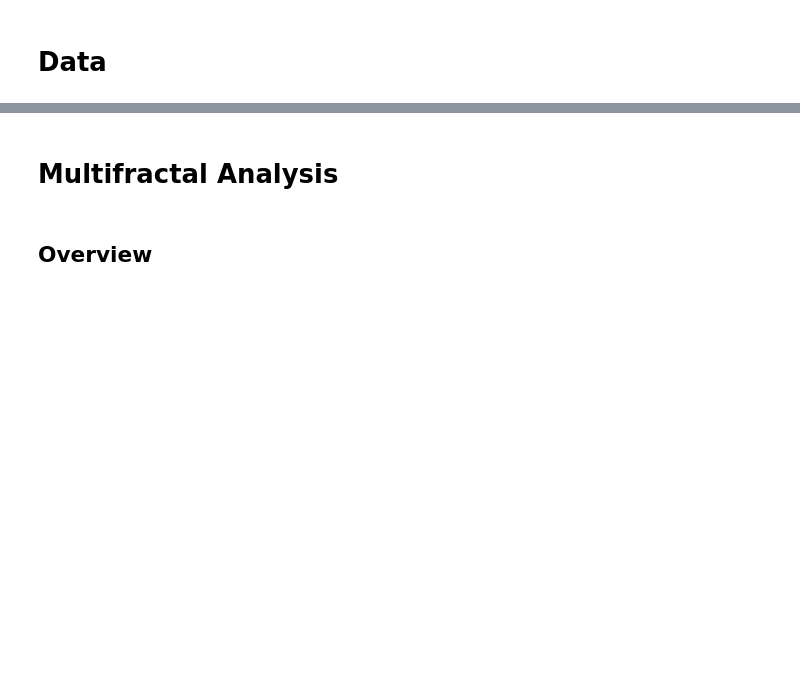
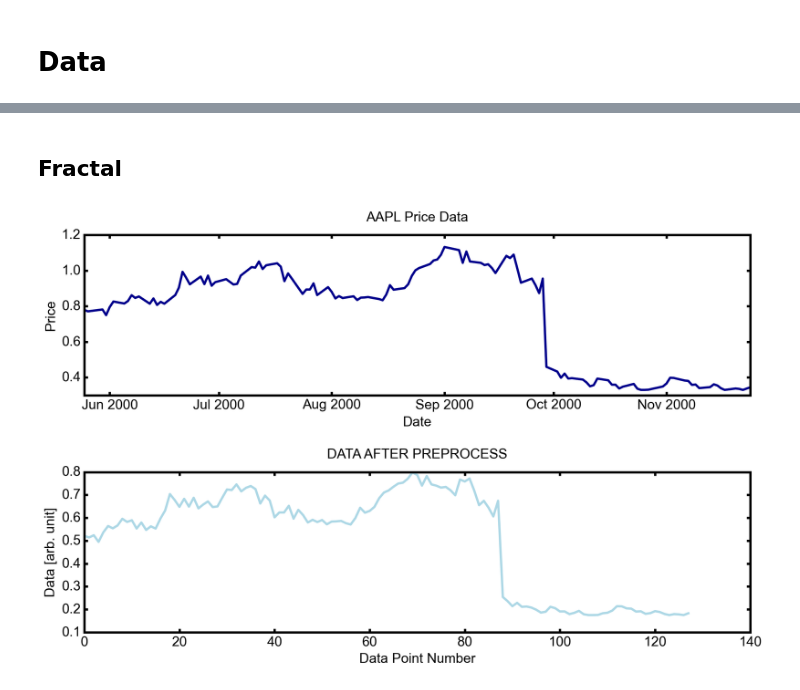
Before and after one commit to erbilcanartun/advanced-technical-analysis, a Jupyter notebook: scientific_indicators.ipynb, the cells around one changed output, grey strips where cells are left out. Drawn from its saved outputs; the diff is of its cells as text; code cells hidden in the pictures; blank space fills up the shorter version.

```diff
--- a/scientific_indicators.ipynb
+++ b/scientific_indicators.ipynb
@@ -102,12 +157,13 @@ df = complex(data.Close, period=100)
 # %% [markdown]
-# Multifractal Analysis
+## Fractal
-# %% [markdown]
-## Overview
 # %%
-length = 2 ** 7 # choose length as a power of 2
+# Data Overview
 
-n = length + 1000
-ts = data.Close[n - length:n]
+length = 2 ** 7 # Choose a power of 2
+skip = 100
+series = data.Close[skip:length + skip]
 
-s = overview(ts, n, preprocess=True)
+overview(ticker, series, length)
+# %% [output]
+[figure, added]
 # %%
```
Also changed, not shown: parts of 43 cells of this notebook.
